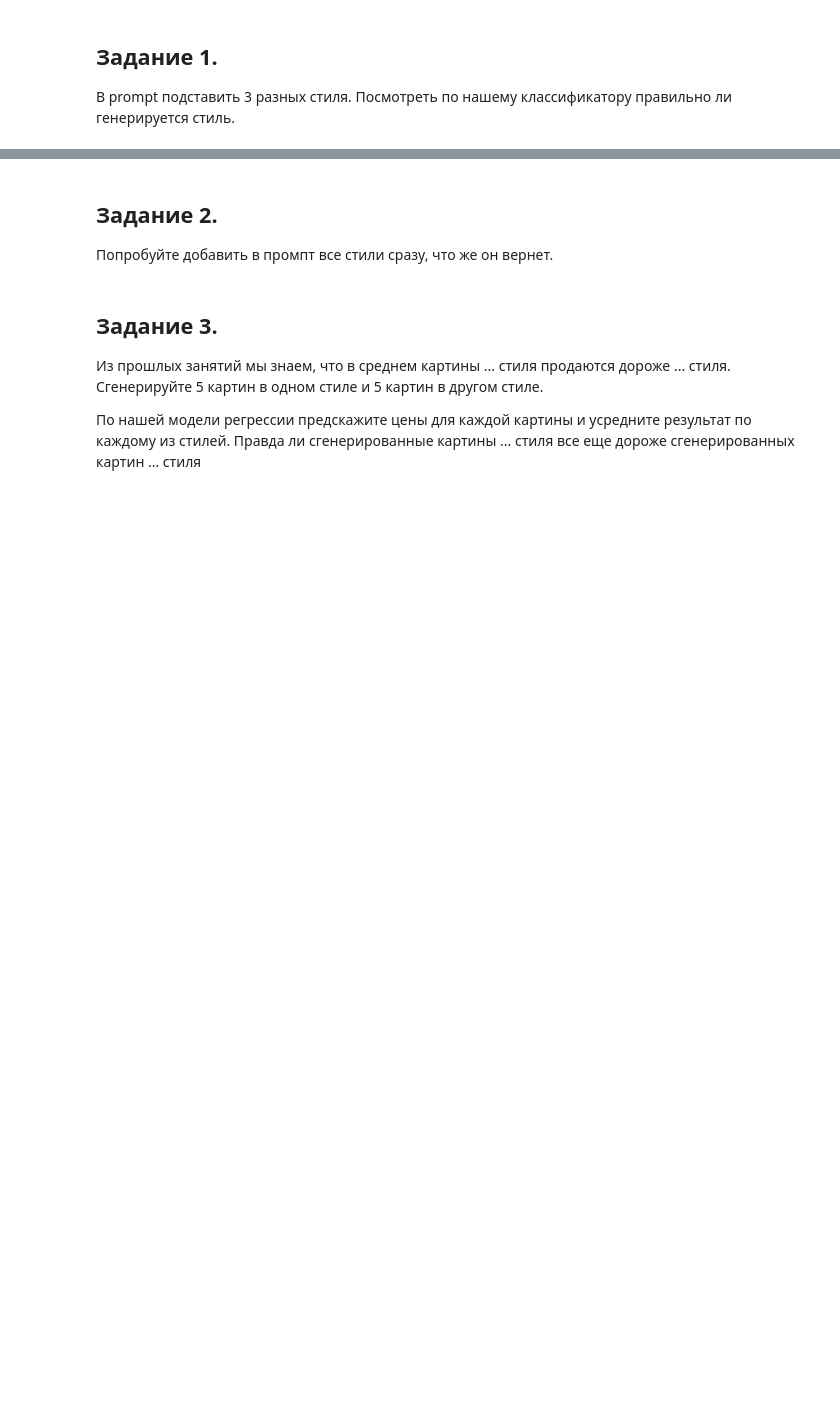
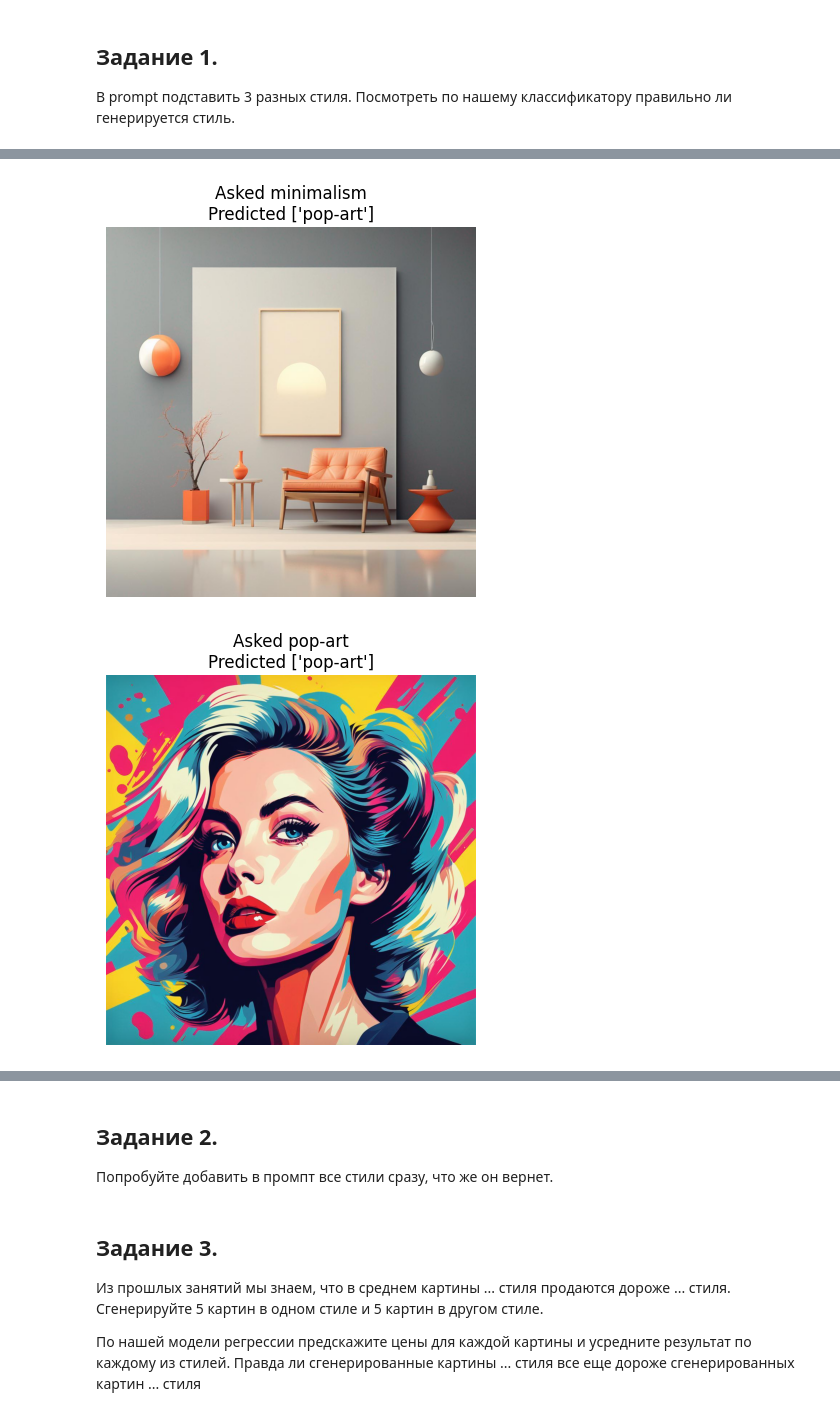
Before and after one commit to tikerlade/ml-art-spbsu-sirius-2024, a Jupyter notebook: day5/day5.ipynb, the cells around one changed output, grey strips where cells are left out. Saved outputs shown, nothing was run; the diff lists cells and outputs as text; code cells hidden in the pictures; blank space fills up the shorter version.

```diff
--- a/day5/day5.ipynb
+++ b/day5/day5.ipynb
@@ -134,0 +193,11 @@ FileNotFoundError: [Errno 2] No such file or directory: './../day4/price_predict
+# %%
+for img_path, style in zip(paths, styles):
+    style_predicted = get_style_prediction([img_path], class_as_str=True)
+    image = get_img(img_path)
+
+    # Визуализация
+    image_title = f'Asked {style}\nPredicted {style_predicted}'
+    show_img(image, image_title)
+# %% [output]
+[figure, added]
+[figure, added]
```
Also changed, not shown: parts of 24 cells of this notebook, 1 other file.
